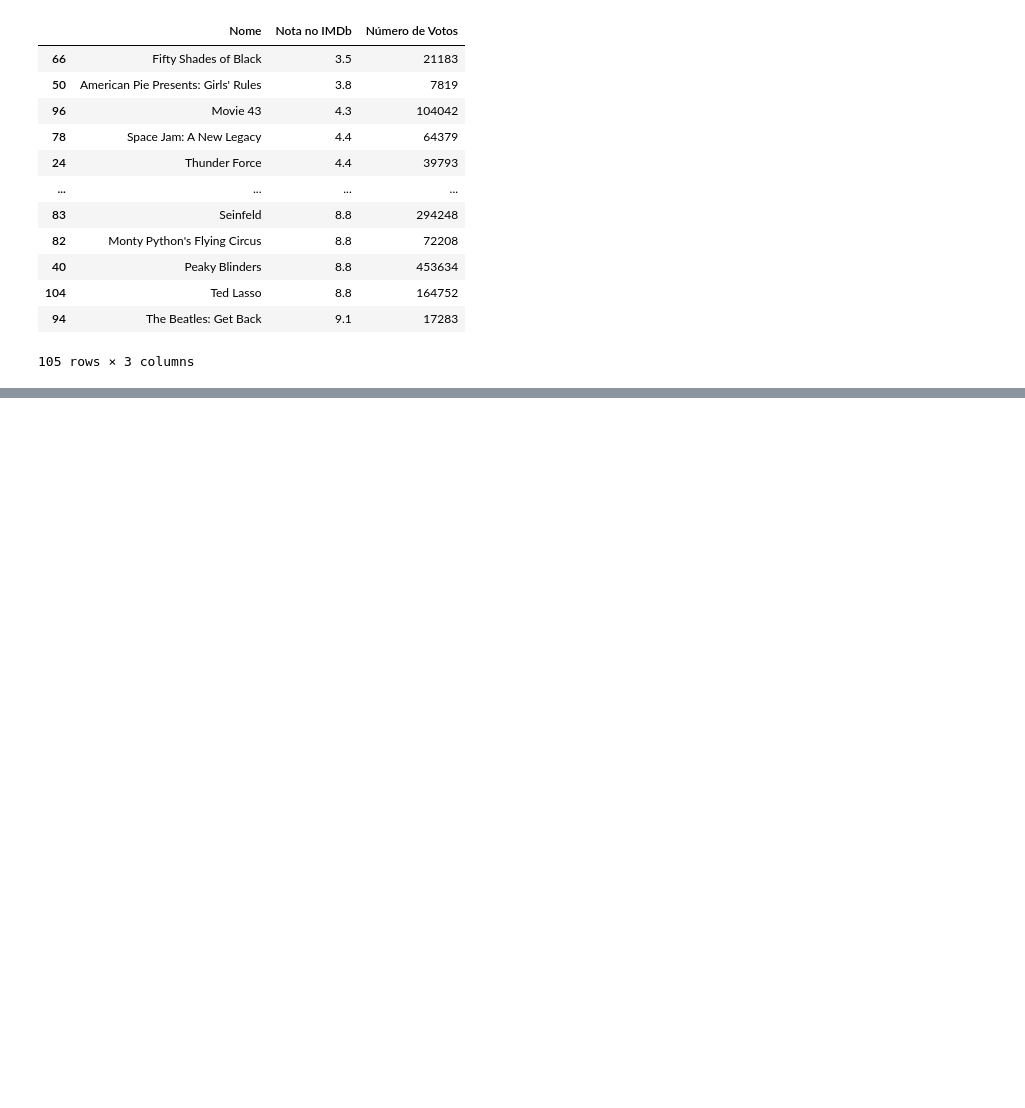
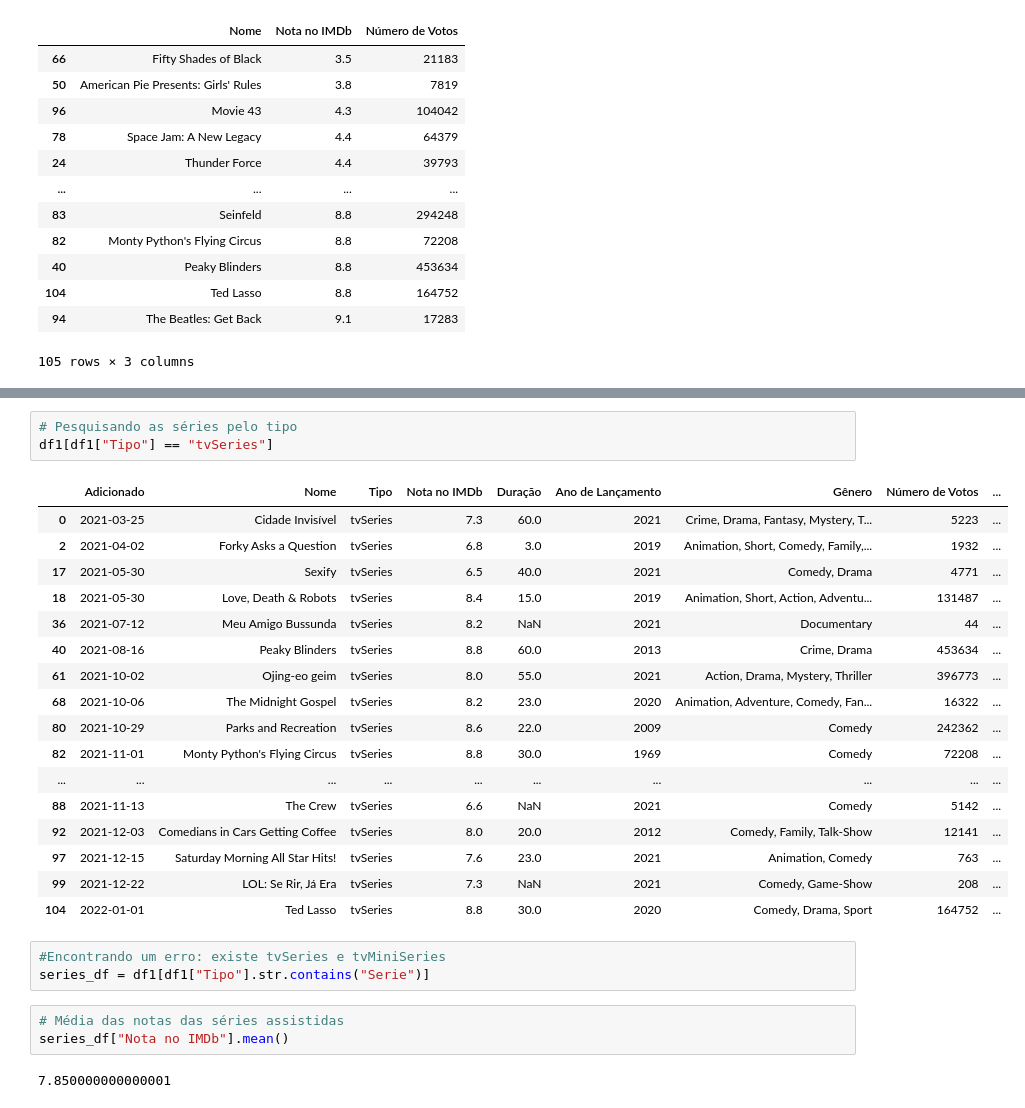
Before and after one commit to rodolforicardotech/my-movies-2021, a Jupyter notebook: analise.ipynb, the cells around one changed output, grey strips where cells are left out. Saved outputs shown, nothing was run; the diff lists cells and outputs as text; blank space fills up the shorter version.

```diff
--- a/analise.ipynb
+++ b/analise.ipynb
@@ -451,0 +488,29 @@ df1[["Nome", "Nota no IMDb", "Número de Votos"]].sort_values(by="Nota no IMDb")
+# %%
+# Pesquisando as séries pelo tipo
+df1[df1["Tipo"] == "tvSeries"]
+# %% [output]
+|  | Adicionado | Nome | Tipo | Nota no IMDb | Duração | Ano de Lançamento | Gênero | Número de Votos | ... |
+| 0 | 2021-03-25 | Cidade Invisível | tvSeries | 7.3 | 60.0 | 2021 | Crime, Drama, Fantasy, Mystery, T... | 5223 | ... |
+| 2 | 2021-04-02 | Forky Asks a Question | tvSeries | 6.8 | 3.0 | 2019 | Animation, Short, Comedy, Family,... | 1932 | ... |
+| 17 | 2021-05-30 | Sexify | tvSeries | 6.5 | 40.0 | 2021 | Comedy, Drama | 4771 | ... |
+| 18 | 2021-05-30 | Love, Death & Robots | tvSeries | 8.4 | 15.0 | 2019 | Animation, Short, Action, Adventu... | 131487 | ... |
+| 36 | 2021-07-12 | Meu Amigo Bussunda | tvSeries | 8.2 | NaN | 2021 | Documentary | 44 | ... |
+| 40 | 2021-08-16 | Peaky Blinders | tvSeries | 8.8 | 60.0 | 2013 | Crime, Drama | 453634 | ... |
+| 61 | 2021-10-02 | Ojing-eo geim | tvSeries | 8.0 | 55.0 | 2021 | Action, Drama, Mystery, Thriller | 396773 | ... |
+| 68 | 2021-10-06 | The Midnight Gospel | tvSeries | 8.2 | 23.0 | 2020 | Animation, Adventure, Comedy, Fan... | 16322 | ... |
+| 80 | 2021-10-29 | Parks and Recreation | tvSeries | 8.6 | 22.0 | 2009 | Comedy | 242362 | ... |
+| 82 | 2021-11-01 | Monty Python's Flying Circus | tvSeries | 8.8 | 30.0 | 1969 | Comedy | 72208 | ... |
+| ... | ... | ... | ... | ... | ... | ... | ... | ... | ... |
+| 88 | 2021-11-13 | The Crew | tvSeries | 6.6 | NaN | 2021 | Comedy | 5142 | ... |
+| 92 | 2021-12-03 | Comedians in Cars Getting Coffee | tvSeries | 8.0 | 20.0 | 2012 | Comedy, Family, Talk-Show | 12141 | ... |
+| 97 | 2021-12-15 | Saturday Morning All Star Hits! | tvSeries | 7.6 | 23.0 | 2021 | Animation, Comedy | 763 | ... |
+| 99 | 2021-12-22 | LOL: Se Rir, Já Era | tvSeries | 7.3 | NaN | 2021 | Comedy, Game-Show | 208 | ... |
+| 104 | 2022-01-01 | Ted Lasso | tvSeries | 8.8 | 30.0 | 2020 | Comedy, Drama, Sport | 164752 | ... |
+# %%
+#Encontrando um erro: existe tvSeries e tvMiniSeries
+series_df = df1[df1["Tipo"].str.contains("Serie")]
+# %%
+# Média das notas das séries assistidas
+series_df["Nota no IMDb"].mean()
+# %% [output]
+7.850000000000001
```
Also changed, not shown: parts of 10 cells of this notebook.
